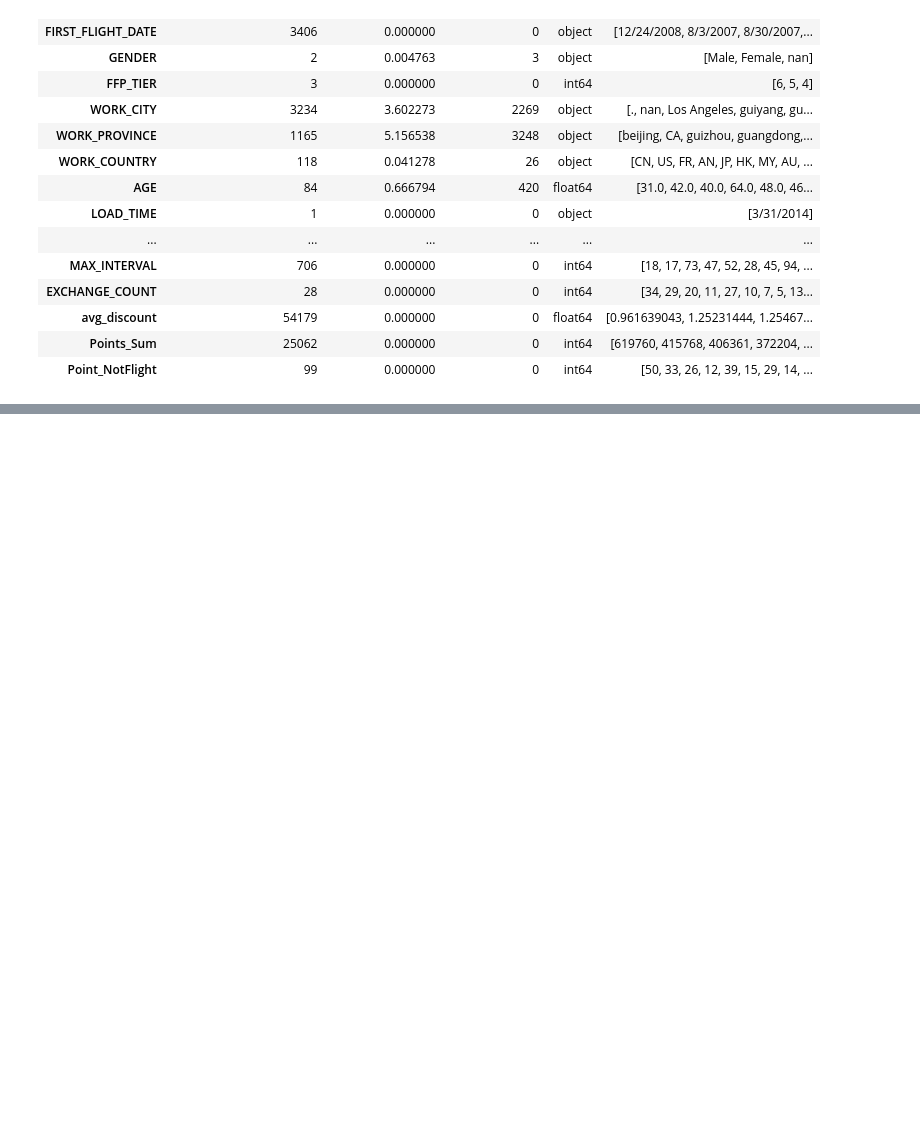
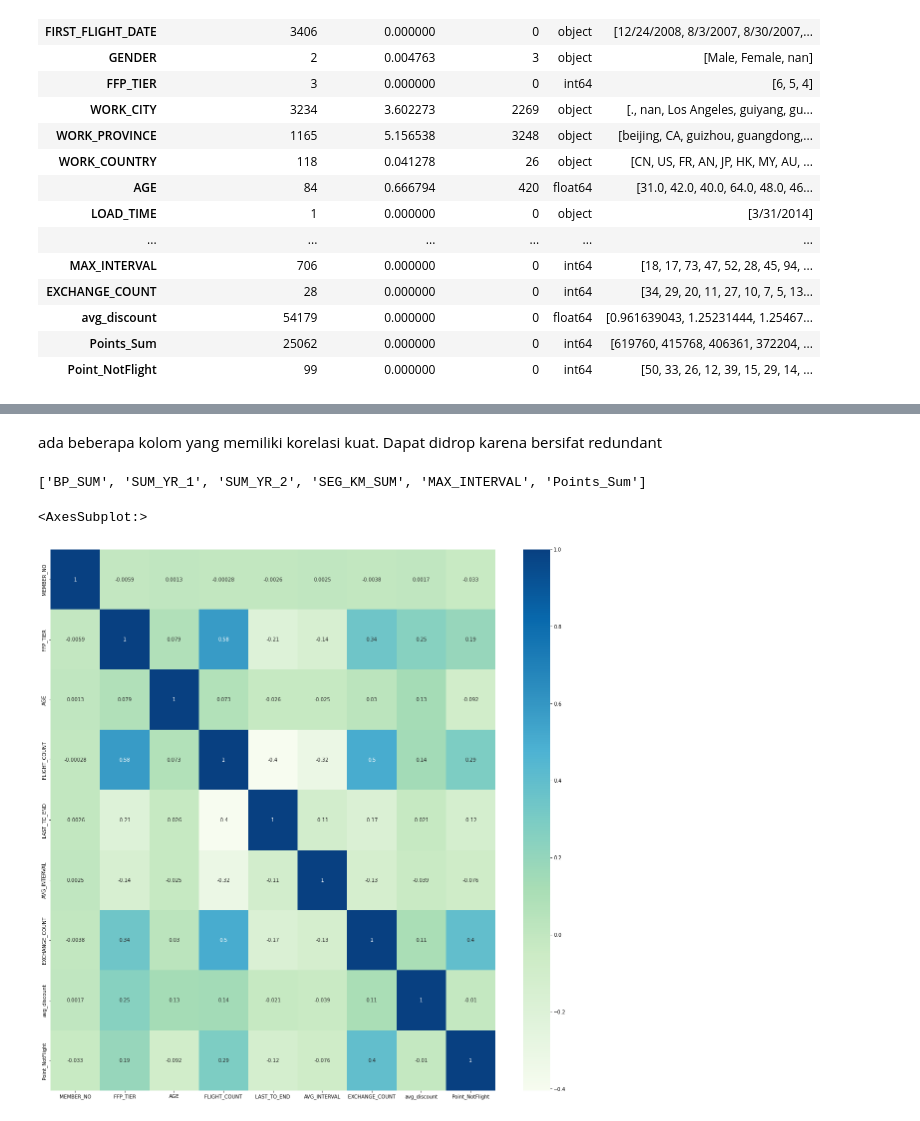
Before and after one commit to mhaniffajari/Airline-Customer-Value-Analysis-Case, a Jupyter notebook: Airline Customer Value Analysis Case.ipynb, the cells around one changed output, grey strips where cells are left out. Cells and saved outputs as stored; diff of their text form; code cells hidden in the pictures; blank space fills up the shorter version.

```diff
--- a/Airline Customer Value Analysis Case.ipynb
+++ b/Airline Customer Value Analysis Case.ipynb
@@ -84,0 +349,22 @@ df.describe()
+# %% [markdown]
+ada beberapa kolom yang memiliki korelasi kuat. Dapat didrop karena bersifat redundant
+# %%
+corr_matrix = df.corr().abs()
+upper = corr_matrix.where(np.triu(np.ones(corr_matrix.shape), k=1).astype(np.bool))
+to_drop_hicorr = [column for column in upper.columns if any(upper[column] > 0.7)]
+# %%
+to_drop_hicorr
+# %% [output]
+['BP_SUM', 'SUM_YR_1', 'SUM_YR_2', 'SEG_KM_SUM', 'MAX_INTERVAL', 'Points_Sum']
+# %%
+df.drop(to_drop_hicorr, axis=1, inplace=True)
+# %%
+# correlation analysis
+plt.figure(figsize = (20,20))
+corr = df.describe().columns.tolist()
+df_corr = df[corr]
+correlation = df_corr.corr()
+sns.heatmap(correlation, cmap = "GnBu", annot = True)
+# %% [output]
+<AxesSubplot:>
+[figure, added]
```
Also changed, not shown: parts of 110 cells of this notebook.
